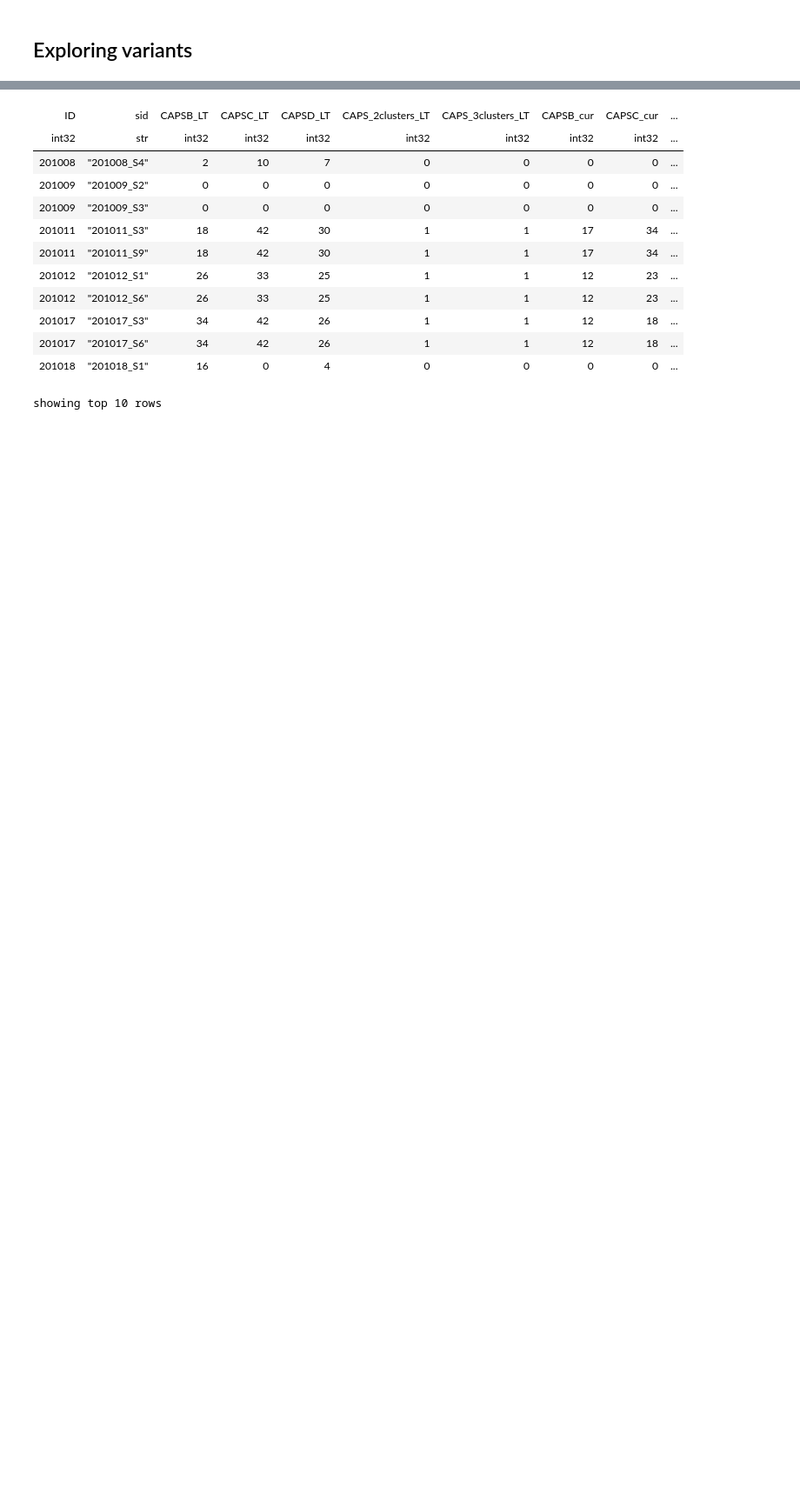
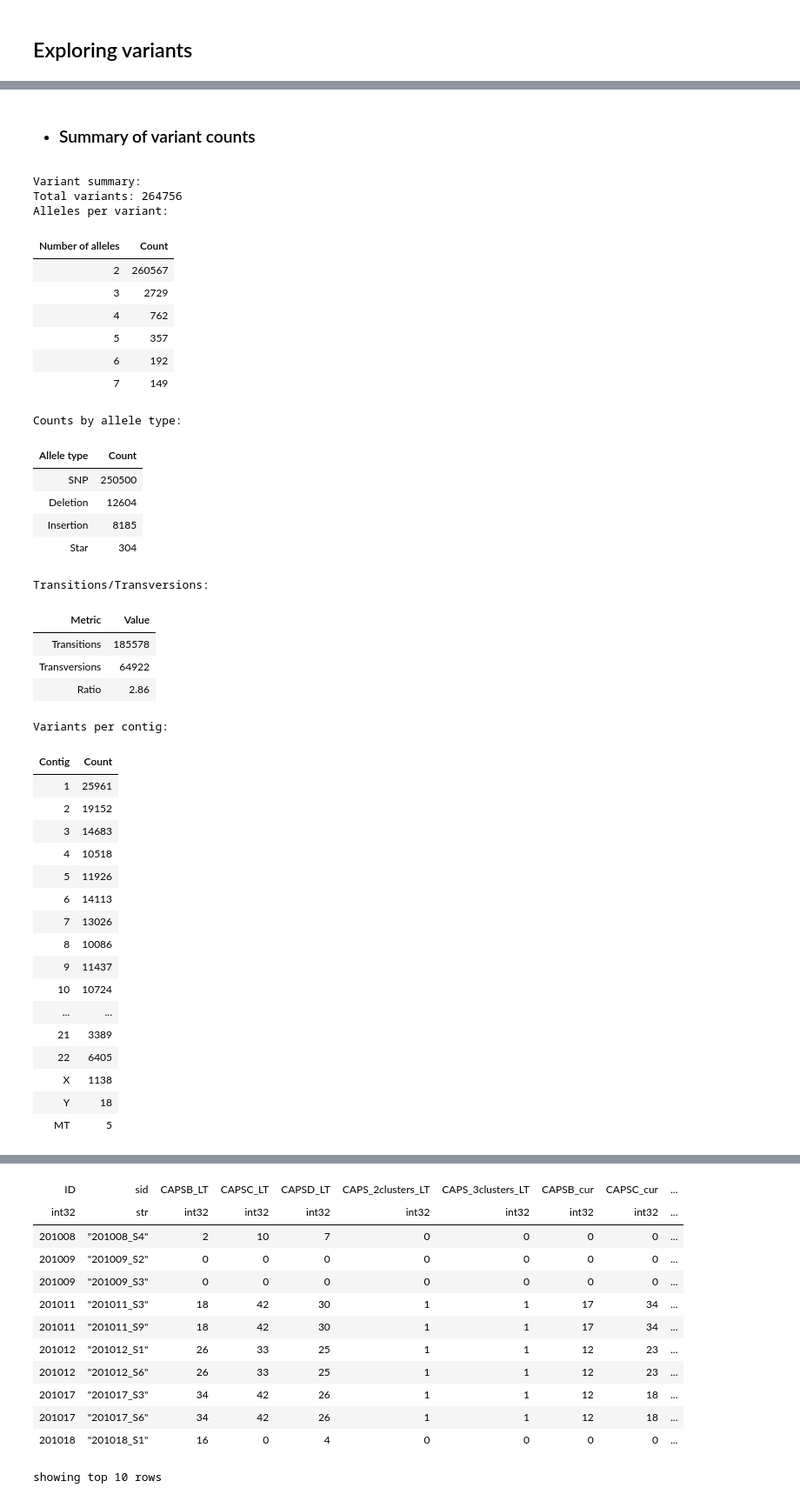
Before and after one commit to burook/SB_whole-exome_sequencing_study, a Jupyter notebook: post_vcf_analysis1.ipynb, the cells around one changed output, grey strips where cells are left out. Shown at 87% size. Drawn from its saved outputs; the diff is of its cells as text; code cells hidden in the pictures; blank space fills up the shorter version.

```diff
--- a/post_vcf_analysis1.ipynb
+++ b/post_vcf_analysis1.ipynb
@@ -110,0 +119,44 @@ showing the first 13 of 232 columns
+# %% [markdown]
+- ### Summary of variant counts
+# %%
+hl.summarize_variants(mt_pass)
+# %% [output]
+Variant summary:
+Total variants: 264756
+Alleles per variant:
+| Number of alleles | Count |
+| 2 | 260567 |
+| 3 | 2729 |
+| 4 | 762 |
+| 5 | 357 |
+| 6 | 192 |
+| 7 | 149 |
+Counts by allele type:
+| Allele type | Count |
+| SNP | 250500 |
+| Deletion | 12604 |
+| Insertion | 8185 |
+| Star | 304 |
+Transitions/Transversions:
+| Metric | Value |
+| Transitions | 185578 |
+| Transversions | 64922 |
+| Ratio | 2.86 |
+Variants per contig:
+| Contig | Count |
+| 1 | 25961 |
+| 2 | 19152 |
+| 3 | 14683 |
+| 4 | 10518 |
+| 5 | 11926 |
+| 6 | 14113 |
+| 7 | 13026 |
+| 8 | 10086 |
+| 9 | 11437 |
+| 10 | 10724 |
+| ... | ... |
+| 21 | 3389 |
+| 22 | 6405 |
+| X | 1138 |
+| Y | 18 |
+| MT | 5 |
```
Also changed, not shown: parts of 117 cells of this notebook.
